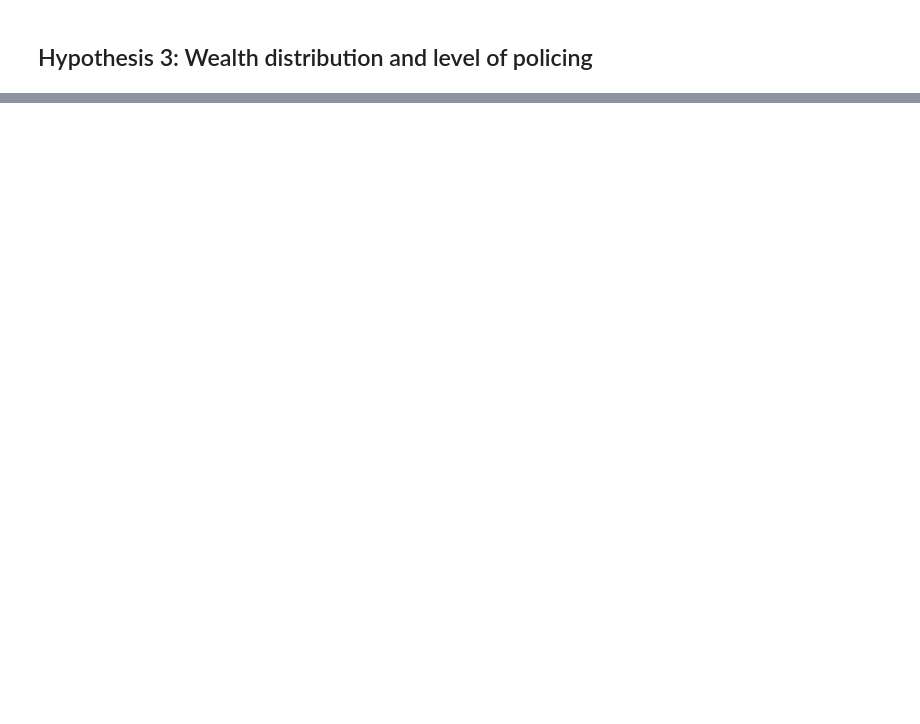
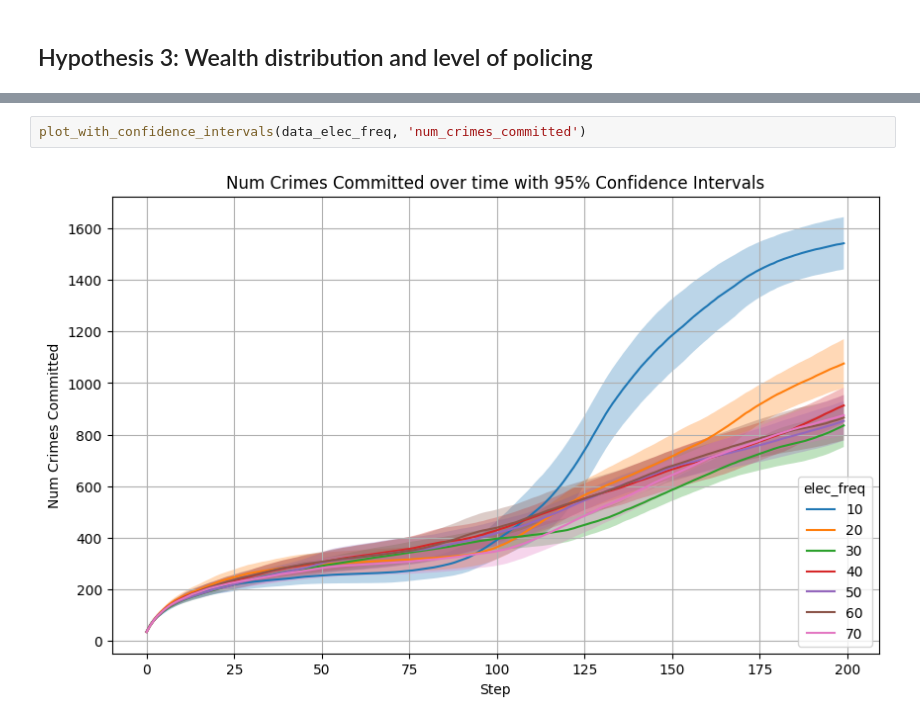
Before and after one commit to nabilasiregar/abm-project, a Jupyter notebook: notebooks/viz_notebook.ipynb, the cells around one changed output, grey strips where cells are left out. Saved outputs shown, nothing was run; the diff lists cells and outputs as text; blank space fills up the shorter version.

```diff
--- a/notebooks/viz_notebook.ipynb
+++ b/notebooks/viz_notebook.ipynb
@@ -315,0 +439,4 @@ for label, df in data_prosperity.groupby('value'):
+# %%
+plot_with_confidence_intervals(data_elec_freq, 'num_crimes_committed')
+# %% [output]
+[figure, added]
```
Also changed, not shown: parts of 25 cells of this notebook, 6 other files.
